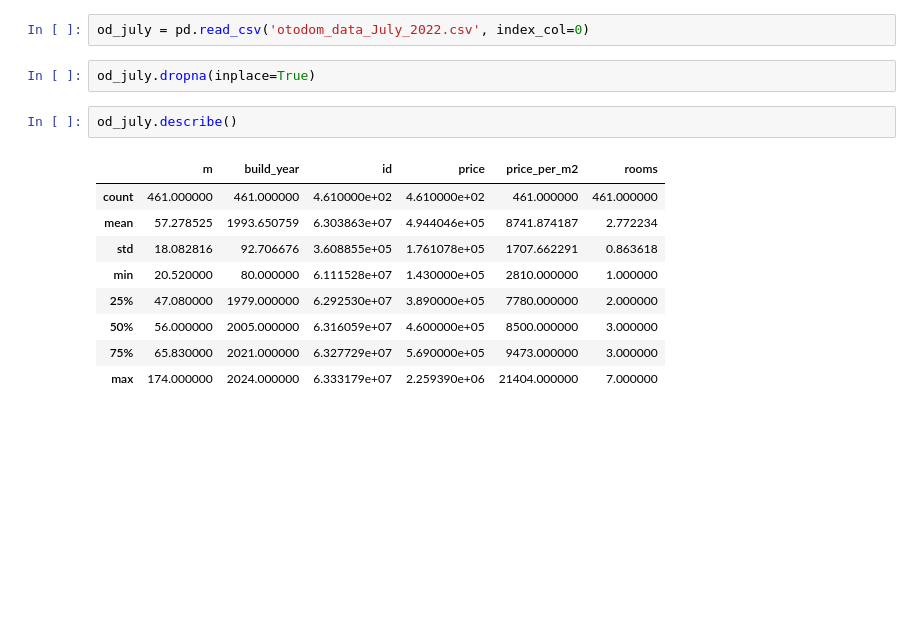
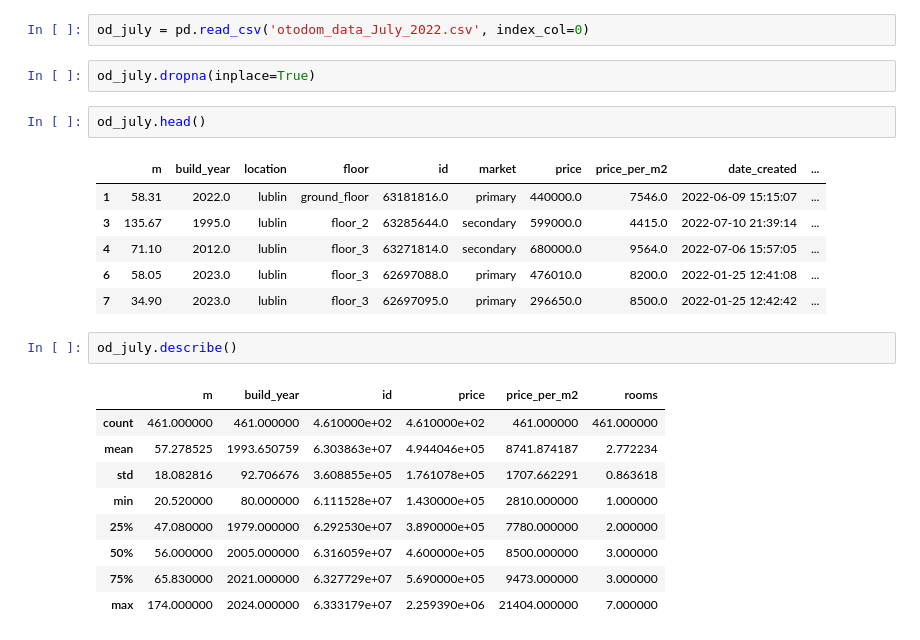
Before and after one commit to barthemius/olx-ws, a Jupyter notebook: Olx data exploration.ipynb, the cells around one changed output. Saved outputs shown, nothing was run; the diff lists cells and outputs as text; blank space fills up the shorter version.

```diff
--- a/Olx data exploration.ipynb
+++ b/Olx data exploration.ipynb
@@ -49,6 +78,15 @@ bloki1 = olx_july[olx_july['builttype'] == 'blok']
 od_july = pd.read_csv('otodom_data_July_2022.csv', index_col=0)
 # %%
 od_july.dropna(inplace=True)
+# %%
+od_july.head()
+# %% [output]
+|  | m | build_year | location | floor | id | market | price | price_per_m2 | date_created | ... |
+| 1 | 58.31 | 2022.0 | lublin | ground_floor | 63181816.0 | primary | 440000.0 | 7546.0 | 2022-06-09 15:15:07 | ... |
+| 3 | 135.67 | 1995.0 | lublin | floor_2 | 63285644.0 | secondary | 599000.0 | 4415.0 | 2022-07-10 21:39:14 | ... |
+| 4 | 71.10 | 2012.0 | lublin | floor_3 | 63271814.0 | secondary | 680000.0 | 9564.0 | 2022-07-06 15:57:05 | ... |
+| 6 | 58.05 | 2023.0 | lublin | floor_3 | 62697088.0 | primary | 476010.0 | 8200.0 | 2022-01-25 12:41:08 | ... |
+| 7 | 34.90 | 2023.0 | lublin | floor_3 | 62697095.0 | primary | 296650.0 | 8500.0 | 2022-01-25 12:42:42 | ... |
 # %%
 od_july.describe()
 # %% [output]
```
Also changed, not shown: parts of 10 cells of this notebook.
